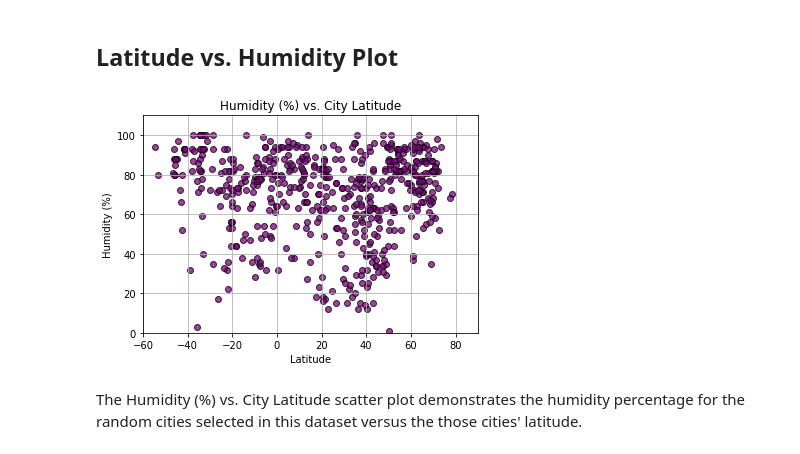
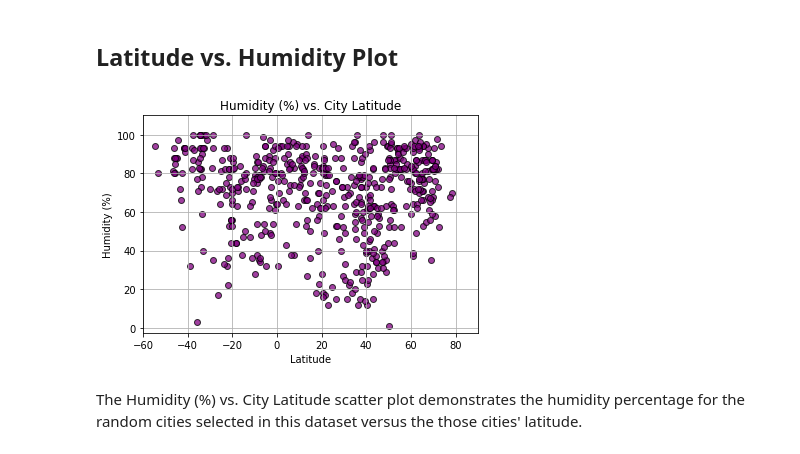
Before and after one commit to sjricketts/python-api-challenge, a Jupyter notebook: WeatherPy/WeatherPy.ipynb, the cells around one changed output. Drawn from its saved outputs; the diff is of its cells as text; code cells hidden in the pictures.

```diff
--- a/WeatherPy/WeatherPy.ipynb
+++ b/WeatherPy/WeatherPy.ipynb
@@ -197,15 +197,15 @@ The Maximum Temperature (F) vs. City Latitude scatter plot demonstrates the maxi
 # %%
 plt.scatter(lat, humid, marker="o", facecolors="purple", edgecolors="black", alpha=0.75)
 plt.xlim(-60, 90)
-plt.ylim(0, 110)
+plt.ylim(-2.5, 110)
 plt.xlabel("Latitude")
 plt.ylabel("Humidity (%)")
 plt.title("Humidity (%) vs. City Latitude")
 plt.grid()
 plt.savefig("Images/HumidityVsLat.png")
 plt.show()
 # %% [output]
-[figure, old version]
+[figure, new version]
 # %% [markdown]
 The Humidity (%) vs. City Latitude scatter plot demonstrates the humidity percentage for the random cities selected in this dataset versus the those cities' latitude.
 # %% [markdown]
```
Also changed, not shown: parts of 15 cells of this notebook.
